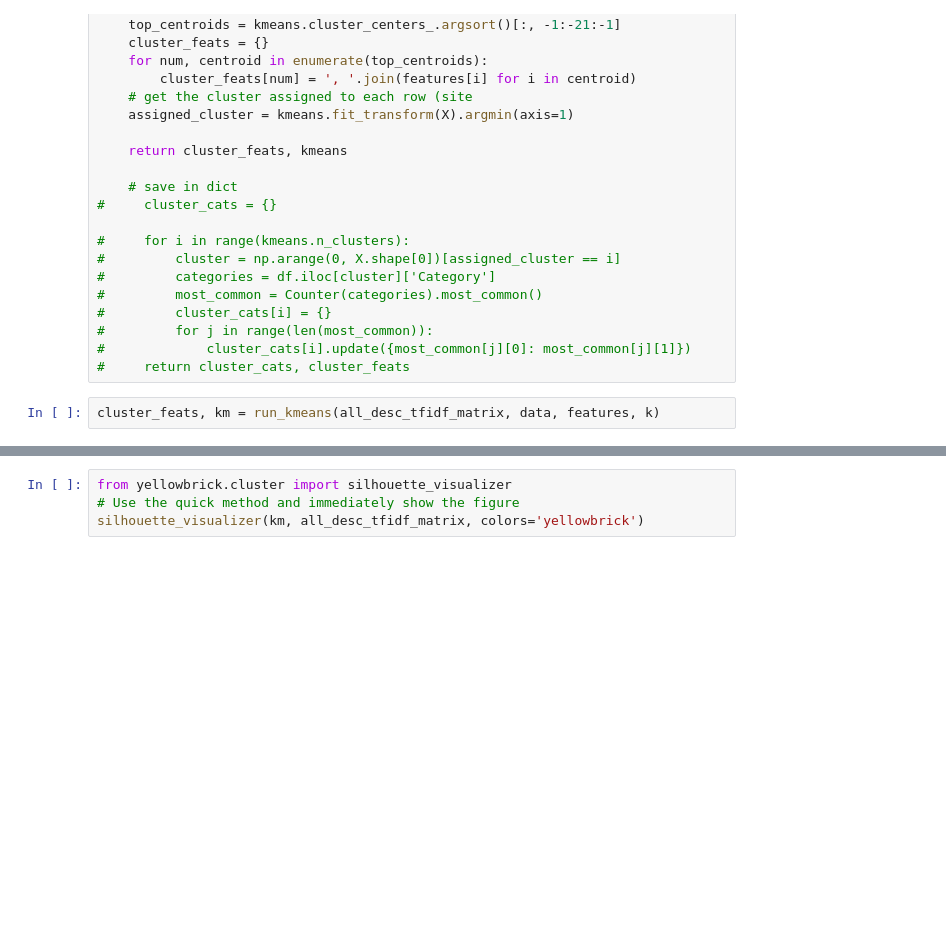
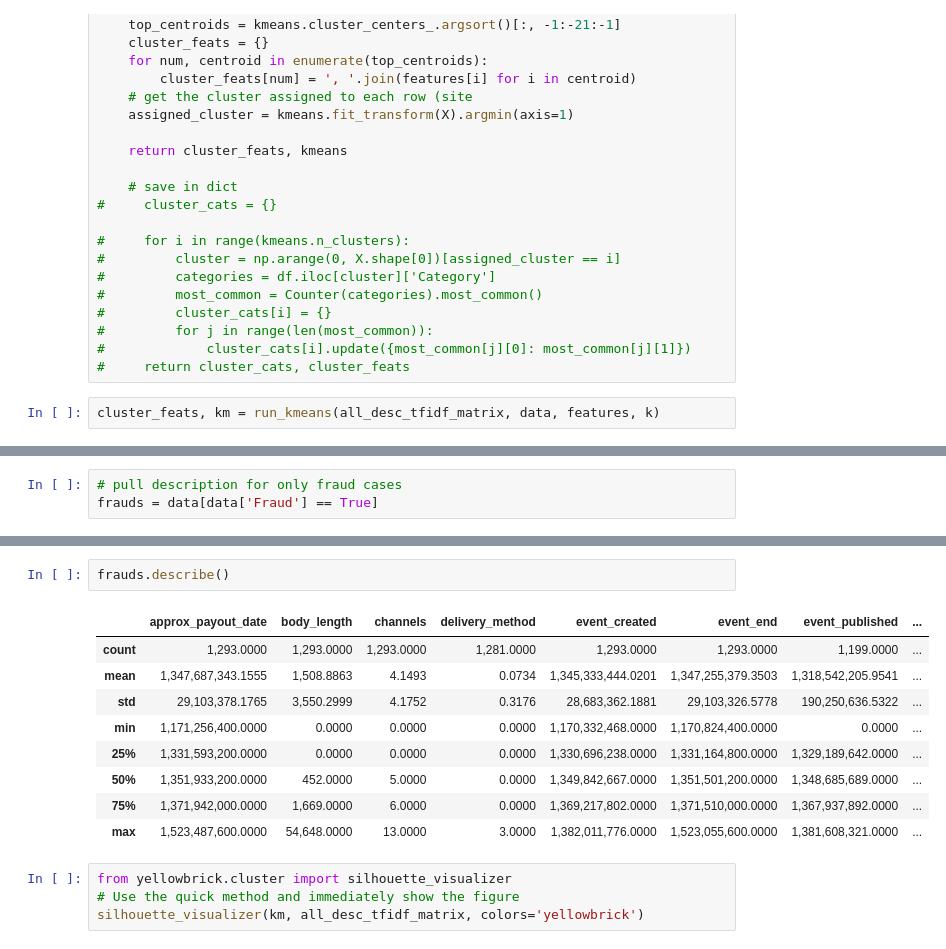
Before and after one commit to paultanger/Fraud_Detection, a Jupyter notebook: notebooks/NLP_paul.ipynb, the cells around one changed output, grey strips where cells are left out. Cells and saved outputs as stored; diff of their text form; blank space fills up the shorter version.

```diff
--- a/notebooks/NLP_paul.ipynb
+++ b/notebooks/NLP_paul.ipynb
@@ -331,0 +276,3 @@ cluster_feats
+# %%
+# pull description for only fraud cases
+frauds = data[data['Fraud'] == True]
@@ -332,3 +304,15 @@ cluster_feats
+# %%
+frauds.describe()
+# %% [output]
+|  | approx_payout_date | body_length | channels | delivery_method | event_created | event_end | event_published | ... |
+| count | 1,293.0000 | 1,293.0000 | 1,293.0000 | 1,281.0000 | 1,293.0000 | 1,293.0000 | 1,199.0000 | ... |
+| mean | 1,347,687,343.1555 | 1,508.8863 | 4.1493 | 0.0734 | 1,345,333,444.0201 | 1,347,255,379.3503 | 1,318,542,205.9541 | ... |
+| std | 29,103,378.1765 | 3,550.2999 | 4.1752 | 0.3176 | 28,683,362.1881 | 29,103,326.5778 | 190,250,636.5322 | ... |
+| min | 1,171,256,400.0000 | 0.0000 | 0.0000 | 0.0000 | 1,170,332,468.0000 | 1,170,824,400.0000 | 0.0000 | ... |
+| 25% | 1,331,593,200.0000 | 0.0000 | 0.0000 | 0.0000 | 1,330,696,238.0000 | 1,331,164,800.0000 | 1,329,189,642.0000 | ... |
+| 50% | 1,351,933,200.0000 | 452.0000 | 5.0000 | 0.0000 | 1,349,842,667.0000 | 1,351,501,200.0000 | 1,348,685,689.0000 | ... |
+| 75% | 1,371,942,000.0000 | 1,669.0000 | 6.0000 | 0.0000 | 1,369,217,802.0000 | 1,371,510,000.0000 | 1,367,937,892.0000 | ... |
+| max | 1,523,487,600.0000 | 54,648.0000 | 13.0000 | 3.0000 | 1,382,011,776.0000 | 1,523,055,600.0000 | 1,381,608,321.0000 | ... |
 # %%
 from yellowbrick.cluster import silhouette_visualizer
 # Use the quick method and immediately show the figure
```
Also changed, not shown: parts of 38 cells of this notebook, 4 other files.
